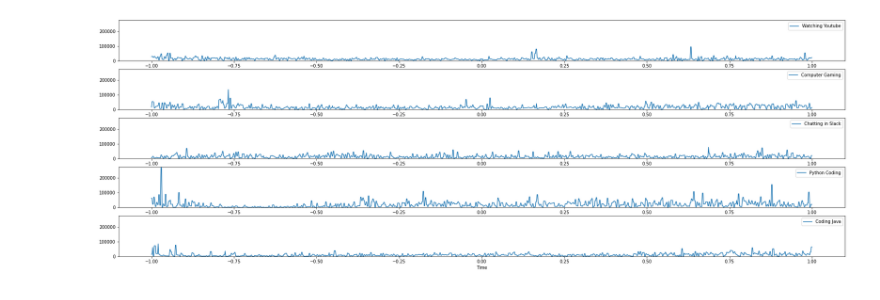
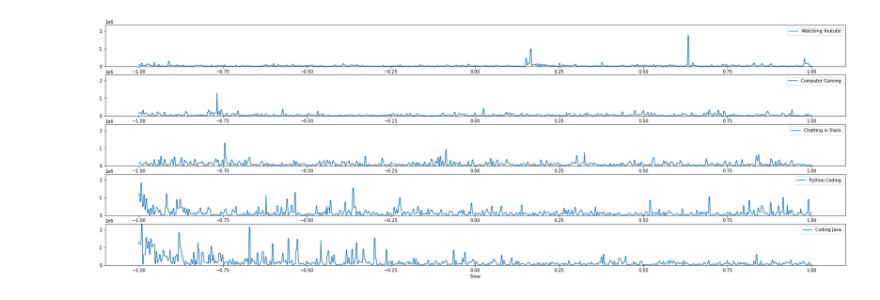
Before and after one commit to crystoll/projectillithid, a Jupyter notebook: mindreader/ProjectIllithid.ipynb, the cells around one changed output. Cells and saved outputs as stored; diff of their text form; code cells hidden in the pictures.

Commit message:
Added one more java coding recording

```diff
--- a/mindreader/ProjectIllithid.ipynb
+++ b/mindreader/ProjectIllithid.ipynb
@@ -53,7 +53,7 @@ data_paths = [
     },
     {
         'name': 'Coding Java',
-        'path': 'arto_coding_java_2_2020-04-07T08:10:02.dat'
+        'path': 'arto_coding_java_3_2020-05-19T08:54:02.dat'
     },
 ]
 
@@ -95,35 +95,35 @@ fig, ax = plt.subplots(figsize=(30,10),ncols=1,nrows=number_of_entries)
 #fig = plt.gcf()
 #ax = plt.gca()
 
 # Harmonize range so values are comparable
 
 
 
 max_y_value = 0
 df = []
 
 # Meditation, Attention, delta, theta, low-alpha, high-alpha, low-beta, high-beta, low-gamma, mid-gamma
-brainwave_type='high-beta'
+brainwave_type='theta'
 for idx, entry in enumerate(data_paths):
     df.append(read_and_fix_data(entry['path']))
     series_max = df[idx][brainwave_type].max()
     if series_max > max_y_value:
         max_y_value = series_max
     plot_df(df[idx], ax[idx], brainwave_type, entry['name'])
 
 #Harmonize scale so we can easier compare charts
 #max_y_value = 100000
 for i in range(0,number_of_entries):
     ax[i].set_ylim([0,max_y_value])
 
 # Take a picture, it will last longer!
 #fig.savefig('ThetaComparison.png',format="png")
 
 plt.show()
 
 #plt.close()
 # %% [output]
-[figure, old version]
+[figure, new version]
 # %%
 #fig, (ax1, ax2) = plt.subplots(1,2,figsize=(12,4))
 #xfmt = md.DateFormatter('%M:%S')
```
